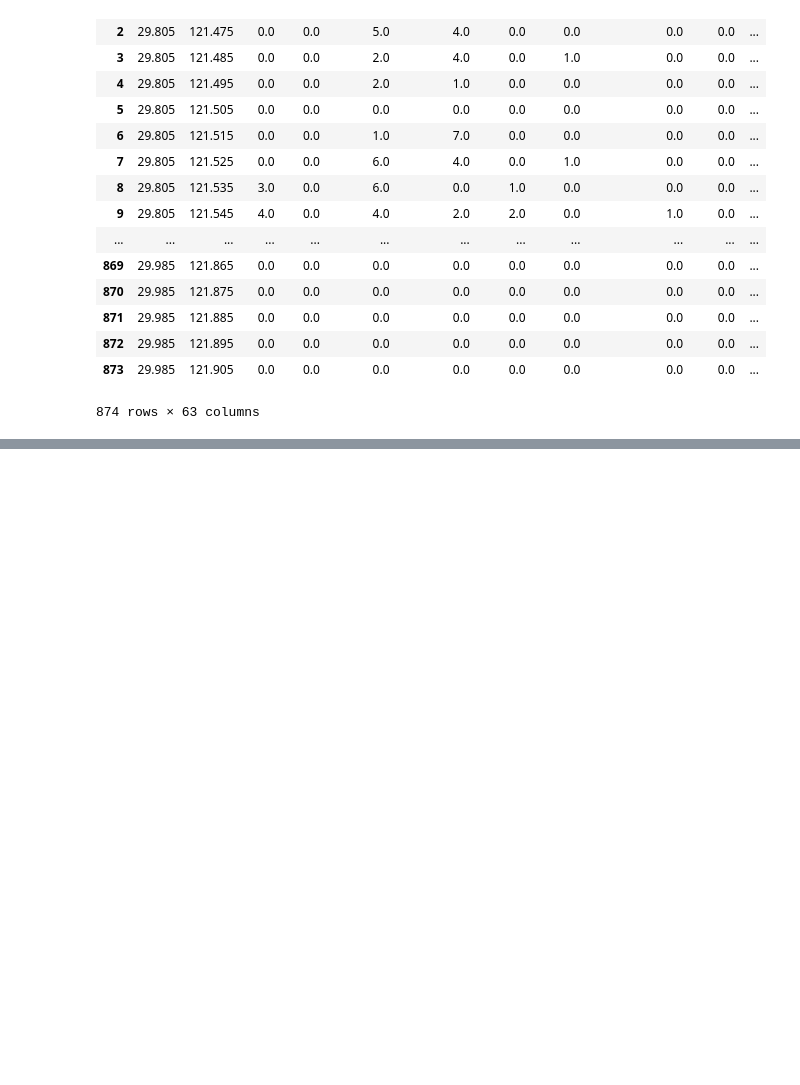
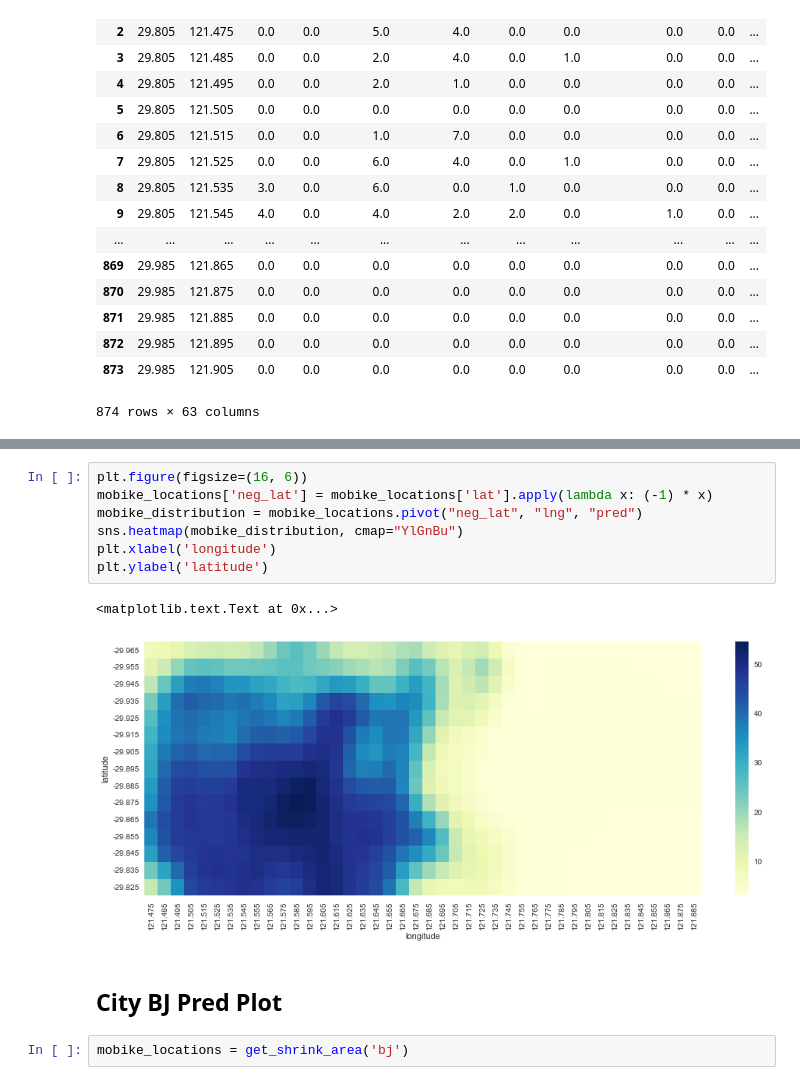
Before and after one commit to TowardSun/mobike-dist, a Jupyter notebook: experiment/dist_visualization.ipynb, the cells around one changed output, grey strips where cells are left out. Cells and saved outputs as stored; diff of their text form; blank space fills up the shorter version.

```diff
--- a/experiment/dist_visualization.ipynb
+++ b/experiment/dist_visualization.ipynb
@@ -55,0 +120,14 @@ for index, row in nb_df.iterrows():
+# %%
+plt.figure(figsize=(16, 6))
+mobike_locations['neg_lat'] = mobike_locations['lat'].apply(lambda x: (-1) * x)
+mobike_distribution = mobike_locations.pivot("neg_lat", "lng", "pred")
+sns.heatmap(mobike_distribution, cmap="YlGnBu")
+plt.xlabel('longitude')
+plt.ylabel('latitude')
+# %% [output]
+<matplotlib.text.Text at 0x...>
+[figure, added]
+# %% [markdown]
+## City BJ Pred Plot
+# %%
+mobike_locations = get_shrink_area('bj')
```
Also changed, not shown: parts of 18 cells of this notebook, 7 other files.
